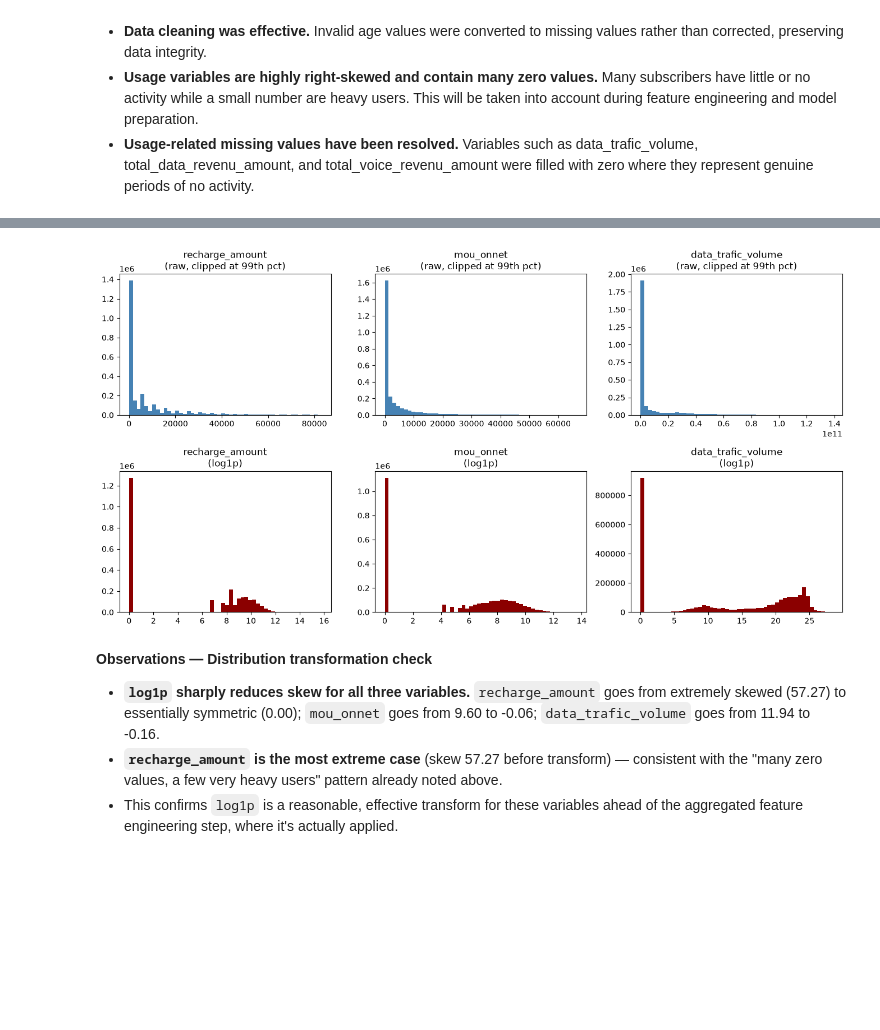
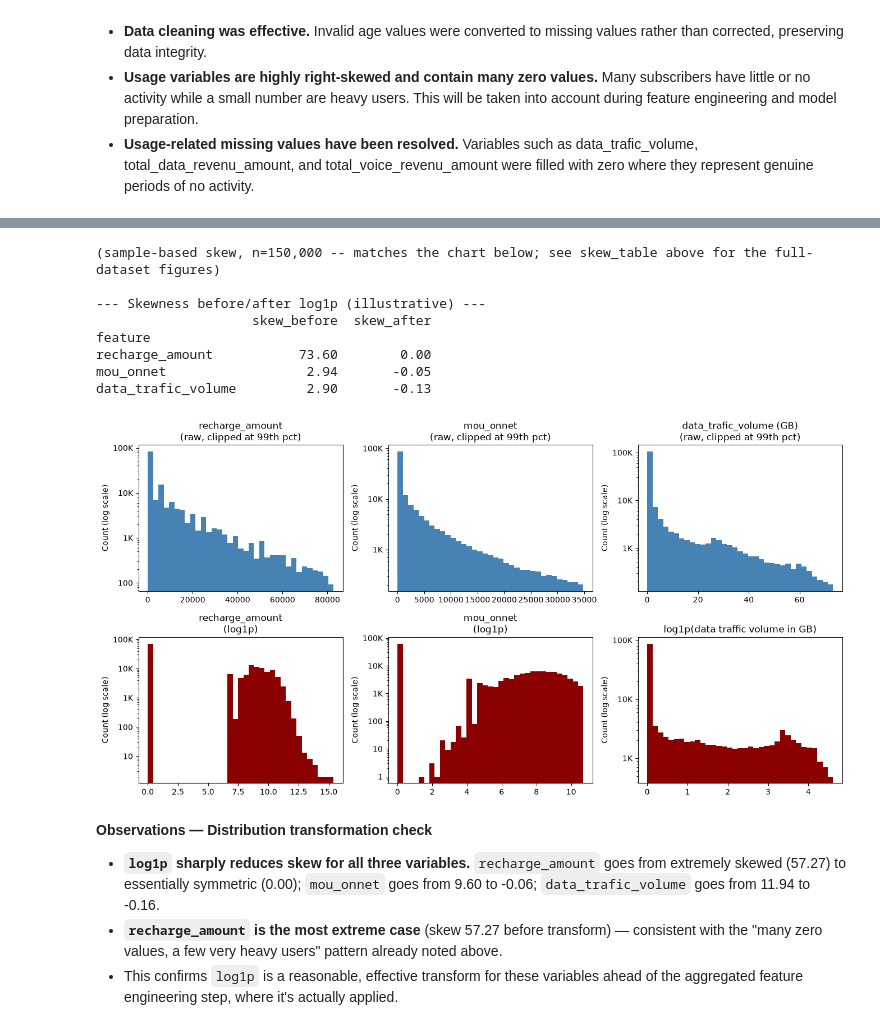
Before and after one commit to taghoutii/churn-prediction, a Jupyter notebook: notebooks/01_eda.ipynb, the cells around one changed output, grey strips where cells are left out. Drawn from its saved outputs; the diff is of its cells as text; code cells hidden in the pictures; blank space fills up the shorter version.

```diff
--- a/notebooks/01_eda.ipynb
+++ b/notebooks/01_eda.ipynb
@@ -109,21 +110,67 @@ data_trafic_volume        11.94       -0.16
 # %%
+from matplotlib.ticker import FuncFormatter
+
+def _abbreviate_count(x, pos):
+    """Y-axis tick formatter: readable K/M abbreviations instead of scientific notation."""
+    if abs(x) >= 1_000_000:
+        return f"{x / 1_000_000:g}M"
+    if abs(x) >= 1_000:
+        return f"{x / 1_000:g}K"
+    return f"{x:g}"
+
+# Chart-only sample for readability. The full monthly_usage table (~2.67M rows)
+# is heavily zero-inflated (recharge_amount==0 in 47.7% of rows, mou_onnet==0
+# in 41.6%, data_trafic_volume==0 in 34.5% -- verified directly, not assumed),
+# so the near-zero bin legitimately holds up to ~1.3M rows. That's correct, not
+# a bug, but it's hard to read on a log-scaled axis. This 150,000-row random
+# sample is for THIS VISUALIZATION ONLY -- it does not change monthly_usage,
+# the skew_table above (still computed on the full dataset), any pipeline
+# feature, or any modeling data, all of which continue to use the full table
+# elsewhere in the project.
+plot_sample = monthly_usage.sample(n=150_000, random_state=42)
+
+print(f"(sample-based skew, n={len(plot_sample):,} -- matches the chart below; "
+      f"see skew_table above for the full-dataset figures)")
+sample_skew = compare_log1p_skew(plot_sample, log1p_cols)
+
 fig, axes = plt.subplots(2, len(log1p_cols), figsize=(4.5 * len(log1p_cols), 7))
 for i, col in enumerate(log1p_cols):
-    raw = monthly_usage[col]
+    raw = plot_sample[col]
 
-    # "before" is clipped at the 99th percentile for display legibility only
-    # (the skew stat above is computed on the full, unclipped column).
-    axes[0, i].hist(raw, bins=50, range=(0, raw.quantile(0.99)), color="steelblue")
-    axes[0, i].set_title(f"{col}\n(raw, clipped at 99th pct)")
+    # data_trafic_volume is stored in raw bytes -- display-only conversion to GB
+    # for legibility on this chart; does not touch monthly_usage or any pipeline
+    # feature (the actual log1p transform in churn.features.snapshot still runs
+    # on the raw byte values).
+    is_data_volume = col == "data_trafic_volume"
+    raw_display = raw / 1e9 if is_data_volume else raw
 
-    axes[1, i].hist(np.log1p(raw), bins=50, color="darkred")
-    axes[1, i].set_title(f"{col}\n(log1p)")
+    # "before" is clipped at the 99th percentile of this sample for display
+    # legibility only.
+    axes[0, i].hist(raw_display, bins=35, range=(0, raw_display.quantile(0.99)), color="steelblue")
+    axes[0, i].set_title(f"{col}{' (GB)' if is_data_volume else ''}\n(raw, clipped at 99th pct)")
+    axes[0, i].set_yscale("log")
+    axes[0, i].set_ylabel("Count (log scale)")
+    axes[0, i].yaxis.set_major_formatter(FuncFormatter(_abbreviate_count))
+
+    axes[1, i].hist(np.log1p(raw_display), bins=35, color="darkred")
+    axes[1, i].set_title("log1p(data traffic volume in GB)" if is_data_volume else f"{col}\n(log1p)")
+    axes[1, i].set_yscale("log")
+    axes[1, i].set_ylabel("Count (log scale)")
+    axes[1, i].yaxis.set_major_formatter(FuncFormatter(_abbreviate_count))
 
 plt.tight_layout()
 save_fig(fig, "01_log1p_transformation")
 plt.show()
 # %% [output]
+(sample-based skew, n=150,000 -- matches the chart below; see skew_table above for the full-dataset figures)
+
+--- Skewness before/after log1p (illustrative) ---
+                    skew_before  skew_after
+feature
+recharge_amount           73.60        0.00
+mou_onnet                  2.94       -0.05
+data_trafic_volume         2.90       -0.13
-[figure, old version]
+[figure, new version]
 # %% [markdown]
 **Observations — Distribution transformation check**
 
```
Also changed, not shown: parts of 8 cells of this notebook, 21 other files.
